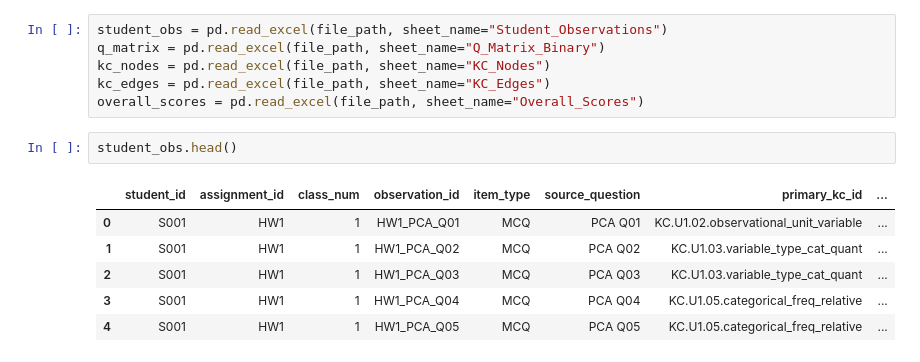
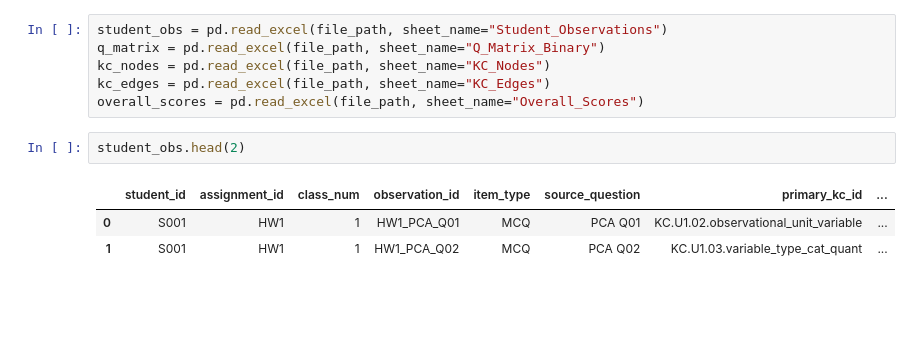
Before and after one commit to mailysg8/ai-student-progress-tracker, a Jupyter notebook: notebooks/bkt_baseline_model.ipynb, the cells around one changed output. Cells and saved outputs as stored; diff of their text form; blank space fills up the shorter version.

```diff
--- a/notebooks/bkt_baseline_model.ipynb
+++ b/notebooks/bkt_baseline_model.ipynb
@@ -22,11 +22,8 @@ kc_nodes = pd.read_excel(file_path, sheet_name="KC_Nodes")
 kc_edges = pd.read_excel(file_path, sheet_name="KC_Edges")
 overall_scores = pd.read_excel(file_path, sheet_name="Overall_Scores")
 # %%
-student_obs.head()
+student_obs.head(2)
 # %% [output]
 |  | student_id | assignment_id | class_num | observation_id | item_type | source_question | primary_kc_id | ... |
 | 0 | S001 | HW1 | 1 | HW1_PCA_Q01 | MCQ | PCA Q01 | KC.U1.02.observational_unit_variable | ... |
 | 1 | S001 | HW1 | 1 | HW1_PCA_Q02 | MCQ | PCA Q02 | KC.U1.03.variable_type_cat_quant | ... |
-| 2 | S001 | HW1 | 1 | HW1_PCA_Q03 | MCQ | PCA Q03 | KC.U1.03.variable_type_cat_quant | ... |
-| 3 | S001 | HW1 | 1 | HW1_PCA_Q04 | MCQ | PCA Q04 | KC.U1.05.categorical_freq_relative | ... |
-| 4 | S001 | HW1 | 1 | HW1_PCA_Q05 | MCQ | PCA Q05 | KC.U1.05.categorical_freq_relative | ... |
```
Also changed, not shown: parts of 21 cells of this notebook.
